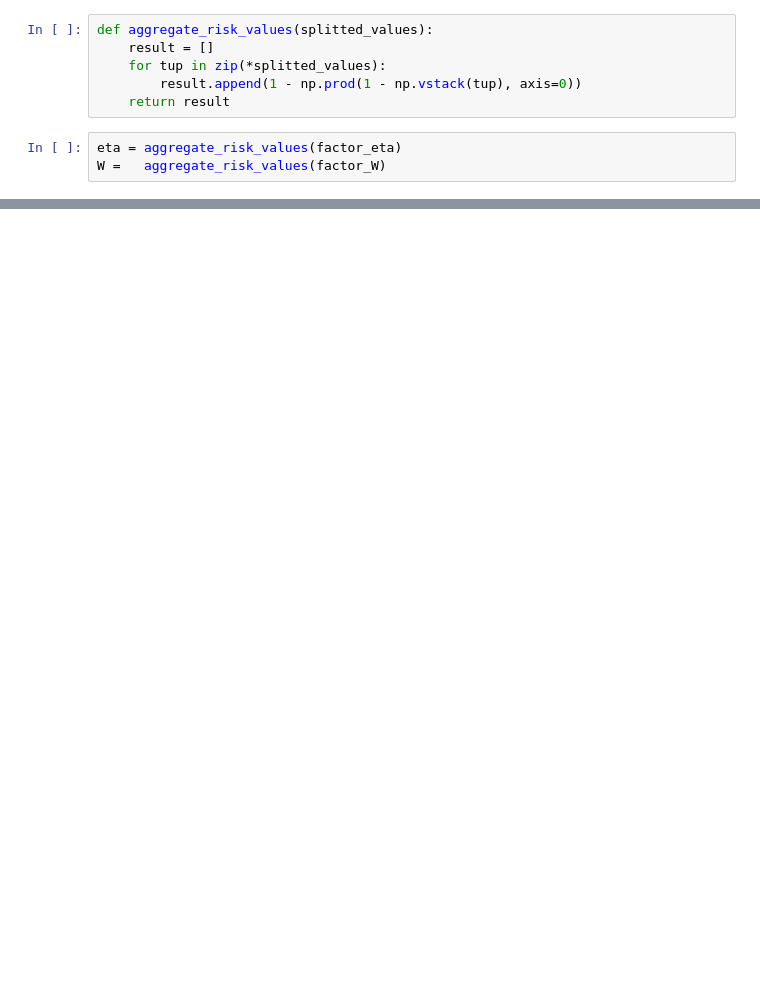
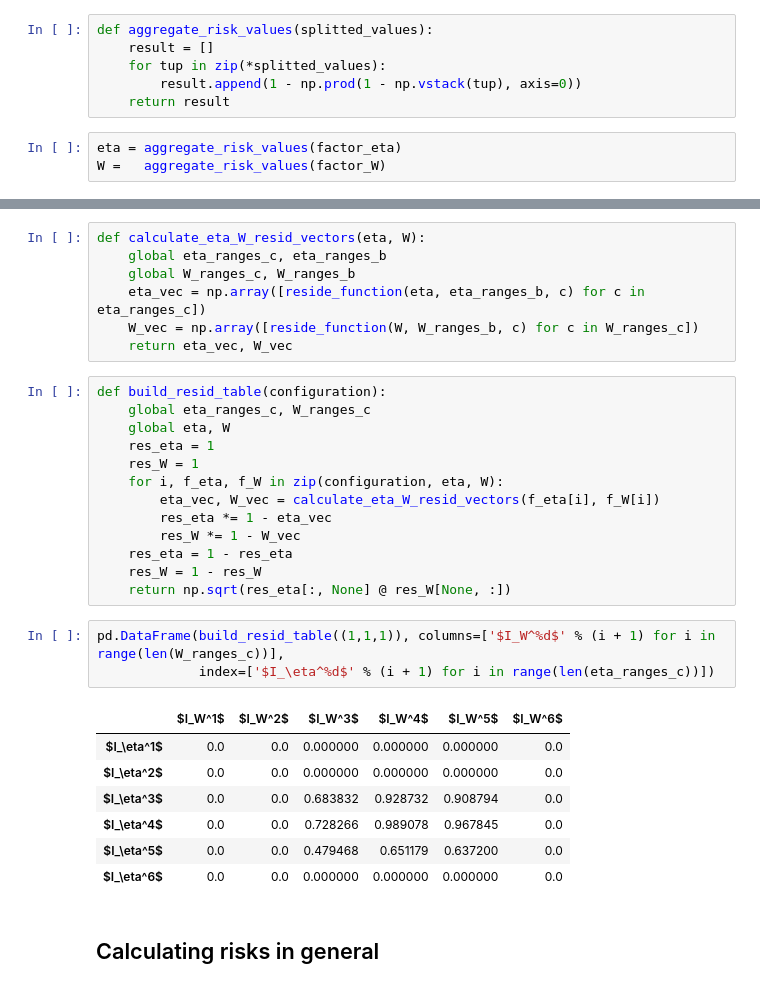
Before and after one commit to Megalitum/savchenko_labs, a Jupyter notebook: semiannual_project_risk.ipynb, the cells around one changed output, grey strips where cells are left out. Cells and saved outputs as stored; diff of their text form; blank space fills up the shorter version.

```diff
--- a/semiannual_project_risk.ipynb
+++ b/semiannual_project_risk.ipynb
@@ -48,0 +60,33 @@ W =   aggregate_risk_values(factor_W)
+# %%
+def calculate_eta_W_resid_vectors(eta, W):
+    global eta_ranges_c, eta_ranges_b
+    global W_ranges_c, W_ranges_b
+    eta_vec = np.array([reside_function(eta, eta_ranges_b, c) for c in eta_ranges_c])
+    W_vec = np.array([reside_function(W, W_ranges_b, c) for c in W_ranges_c])
+    return eta_vec, W_vec
+# %%
+def build_resid_table(configuration):
+    global eta_ranges_c, W_ranges_c
+    global eta, W
+    res_eta = 1
+    res_W = 1
+    for i, f_eta, f_W in zip(configuration, eta, W):
+        eta_vec, W_vec = calculate_eta_W_resid_vectors(f_eta[i], f_W[i])
+        res_eta *= 1 - eta_vec
+        res_W *= 1 - W_vec
+    res_eta = 1 - res_eta
+    res_W = 1 - res_W
+    return np.sqrt(res_eta[:, None] @ res_W[None, :])
+# %%
+pd.DataFrame(build_resid_table((1,1,1)), columns=['$I_W^%d$' % (i + 1) for i in range(len(W_ranges_c))],
+             index=['$I_\eta^%d$' % (i + 1) for i in range(len(eta_ranges_c))])
+# %% [output]
+|  | $I_W^1$ | $I_W^2$ | $I_W^3$ | $I_W^4$ | $I_W^5$ | $I_W^6$ |
+| $I_\eta^1$ | 0.0 | 0.0 | 0.000000 | 0.000000 | 0.000000 | 0.0 |
+| $I_\eta^2$ | 0.0 | 0.0 | 0.000000 | 0.000000 | 0.000000 | 0.0 |
+| $I_\eta^3$ | 0.0 | 0.0 | 0.683832 | 0.928732 | 0.908794 | 0.0 |
+| $I_\eta^4$ | 0.0 | 0.0 | 0.728266 | 0.989078 | 0.967845 | 0.0 |
+| $I_\eta^5$ | 0.0 | 0.0 | 0.479468 | 0.651179 | 0.637200 | 0.0 |
+| $I_\eta^6$ | 0.0 | 0.0 | 0.000000 | 0.000000 | 0.000000 | 0.0 |
+# %% [markdown]
+## Calculating risks in general
```
Also changed, not shown: parts of 11 cells of this notebook.
